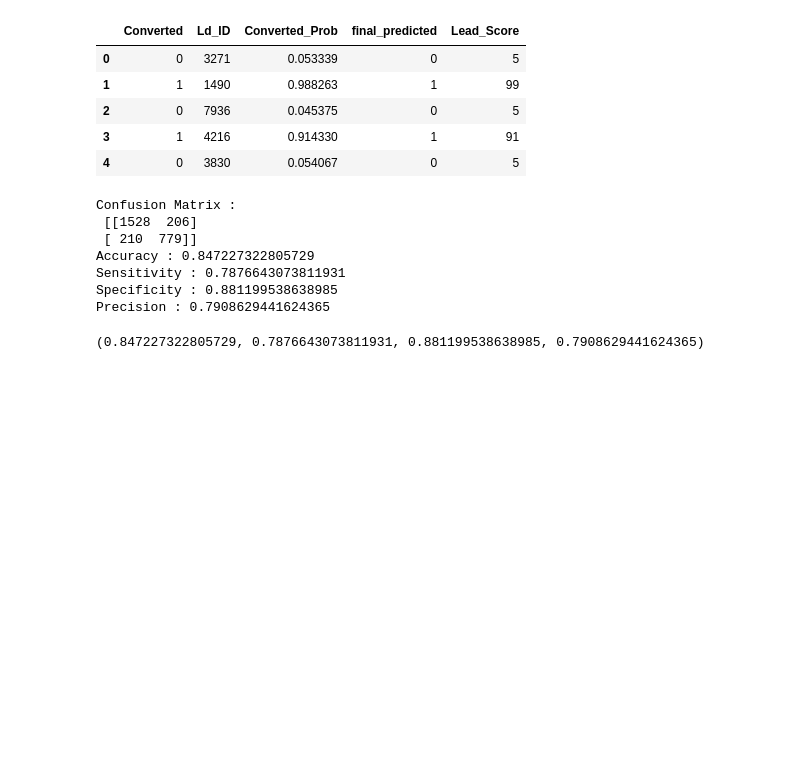
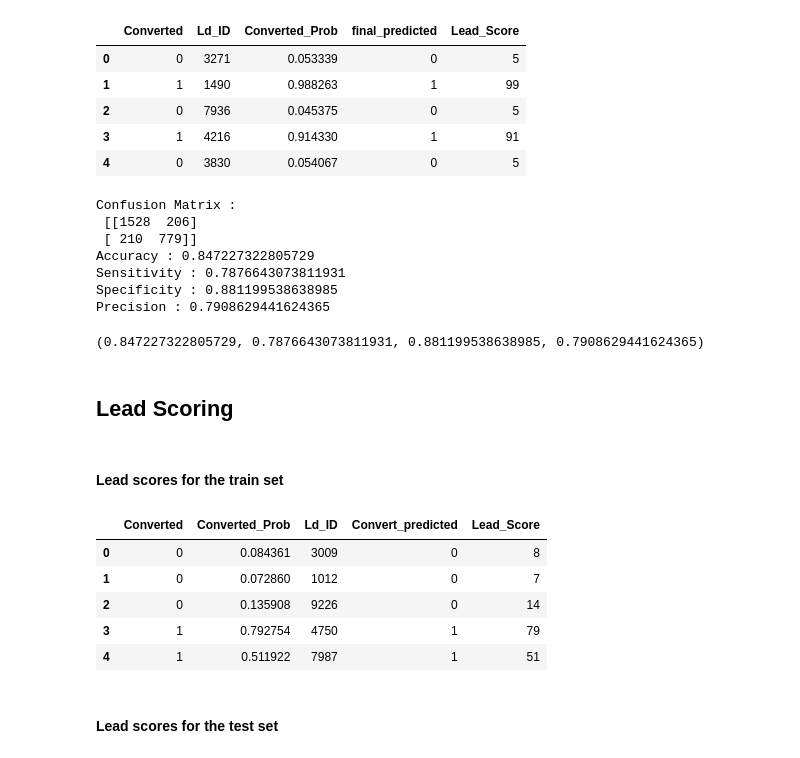
Before and after one commit to AchamaJames/project_demo, a Jupyter notebook: LeadScoringAssignment_Achama.ipynb, the cells around one changed output. Saved outputs shown, nothing was run; the diff lists cells and outputs as text; code cells hidden in the pictures; blank space fills up the shorter version.

```diff
--- a/LeadScoringAssignment_Achama.ipynb
+++ b/LeadScoringAssignment_Achama.ipynb
@@ -1282,3 +1282,18 @@ Sensitivity : 0.7876643073811931
 Specificity : 0.881199538638985
 Precision : 0.7908629441624365
 (0.847227322805729, 0.7876643073811931, 0.881199538638985, 0.7908629441624365)
+# %% [markdown]
+## Lead Scoring
+# %% [markdown]
+#### Lead scores for the train set
+# %%
+y_train_pred_final.head()
+# %% [output]
+|  | Converted | Converted_Prob | Ld_ID | Convert_predicted | Lead_Score |
+| 0 | 0 | 0.084361 | 3009 | 0 | 8 |
+| 1 | 0 | 0.072860 | 1012 | 0 | 7 |
+| 2 | 0 | 0.135908 | 9226 | 0 | 14 |
+| 3 | 1 | 0.792754 | 4750 | 1 | 79 |
+| 4 | 1 | 0.511922 | 7987 | 1 | 51 |
+# %% [markdown]
+#### Lead scores for the test set
```
Also changed, not shown: parts of 4 cells of this notebook, 1 other file.
